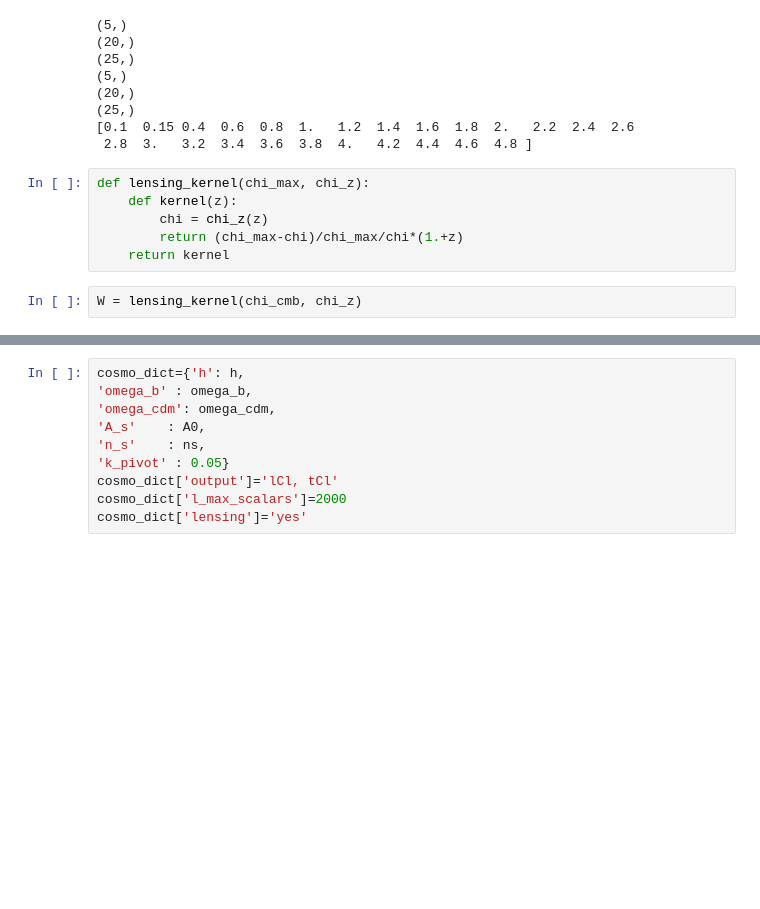
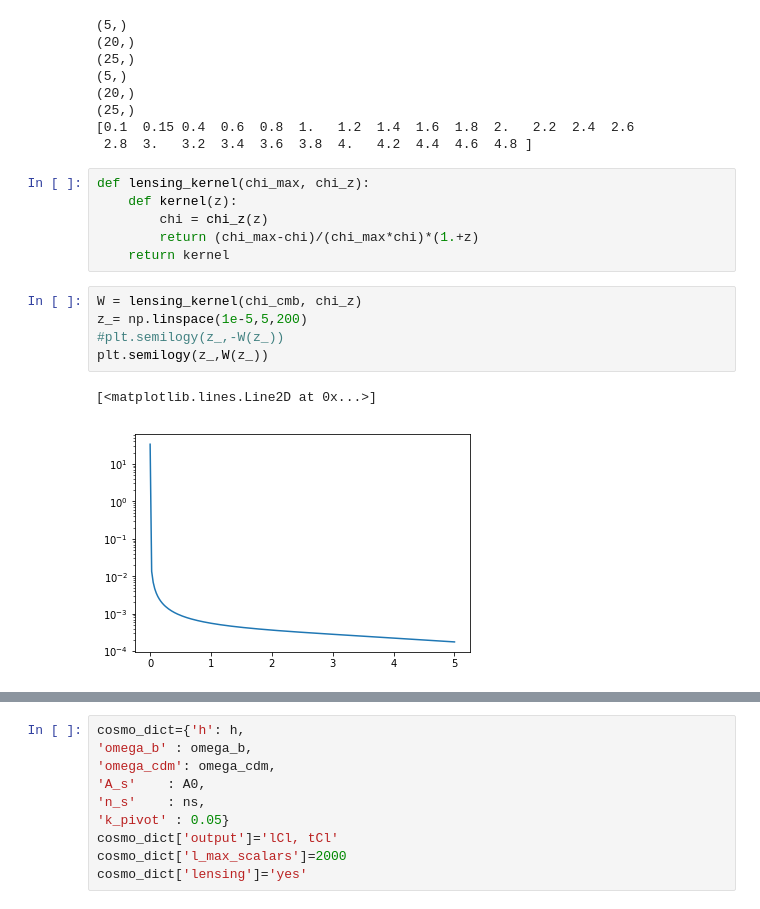
Before and after one commit to VMBoehm/postlimber, a Jupyter notebook: notebooks/IntegrateClpp.ipynb, the cells around one changed output, grey strips where cells are left out. Saved outputs shown, nothing was run; the diff lists cells and outputs as text; blank space fills up the shorter version.

```diff
--- a/notebooks/IntegrateClpp.ipynb
+++ b/notebooks/IntegrateClpp.ipynb
@@ -259,10 +259,16 @@ print(z1s)
 def lensing_kernel(chi_max, chi_z):
     def kernel(z):
         chi = chi_z(z)
-        return (chi_max-chi)/chi_max/chi*(1.+z)
+        return (chi_max-chi)/(chi_max*chi)*(1.+z)
     return kernel
-# %%
-W = lensing_kernel(chi_cmb, chi_z)
+# %%
+W = lensing_kernel(chi_cmb, chi_z)
+z_= np.linspace(1e-5,5,200)
+#plt.semilogy(z_,-W(z_))
+plt.semilogy(z_,W(z_))
+# %% [output]
+[<matplotlib.lines.Line2D at 0x...>]
+[figure, added]
 # %%
 #chi(z1)
 chi1 = chi_z(z1s)
```
Also changed, not shown: parts of 3 cells of this notebook, 9 other files.
